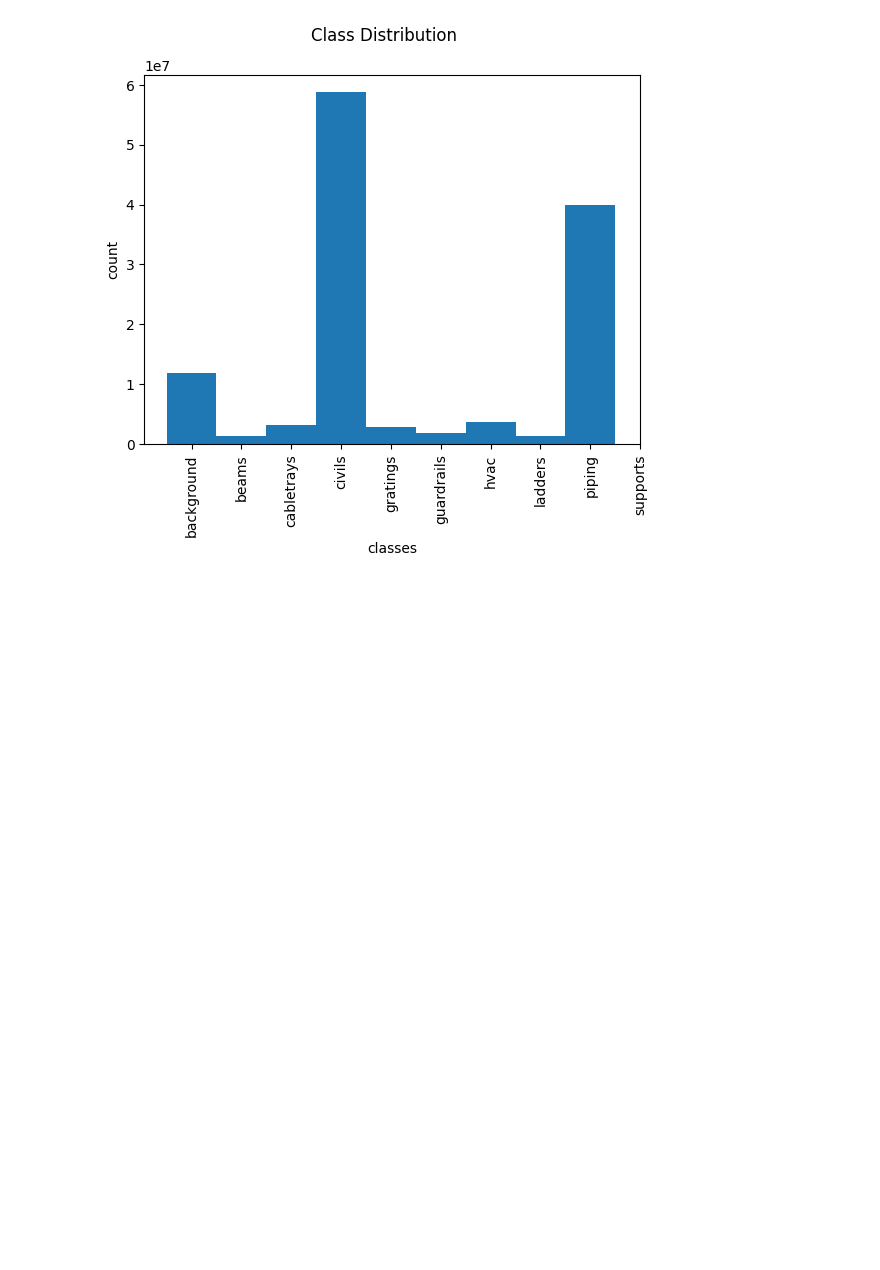
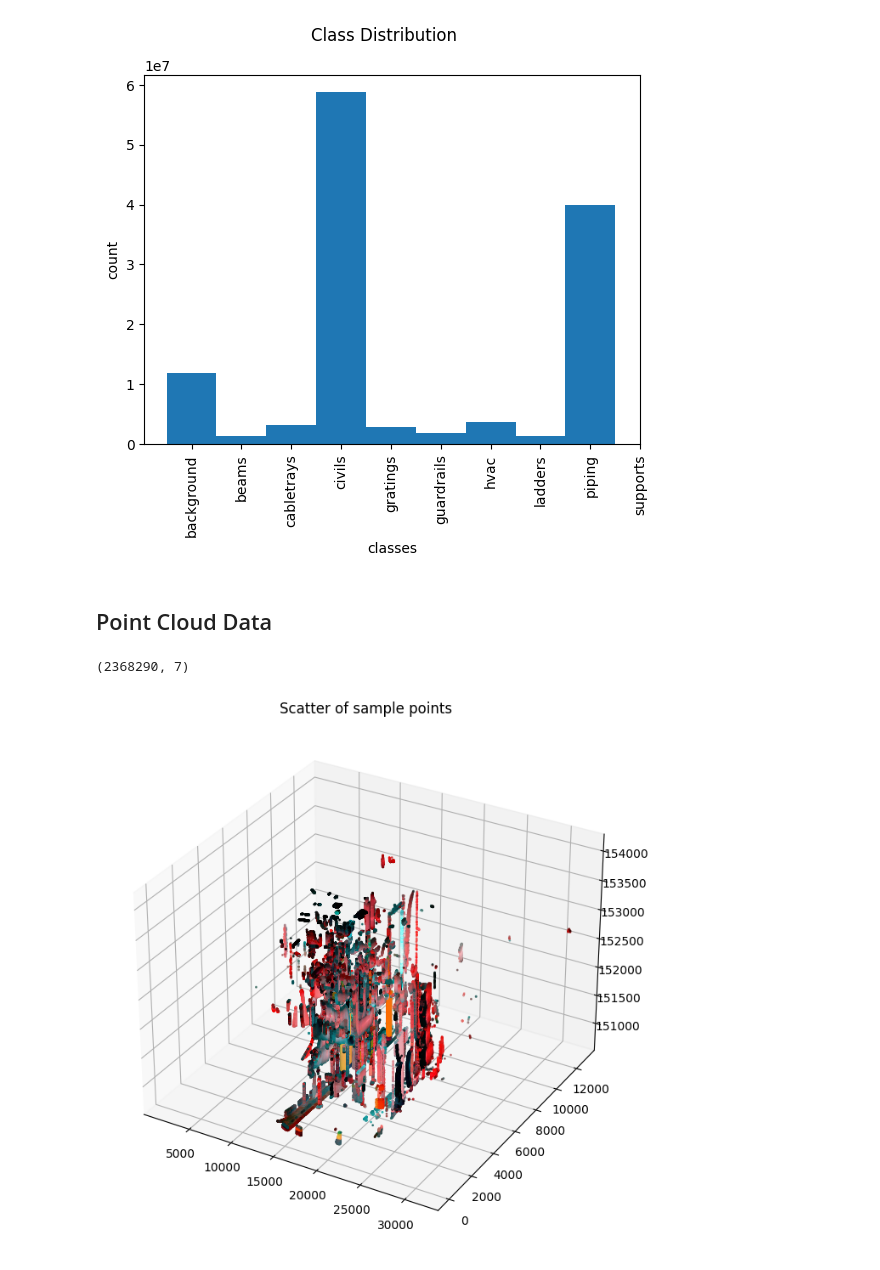
Before and after one commit to alexjercan/point-cloud-segmentation, a Jupyter notebook: eda.ipynb, the cells around one changed output. Drawn from its saved outputs; the diff is of its cells as text; code cells hidden in the pictures; blank space fills up the shorter version.

```diff
--- a/eda.ipynb
+++ b/eda.ipynb
@@ -24,3 +29,4 @@ class2idx = {
 data_path = "data"
 
 ytrain_path = os.path.join(data_path, "ytrain.csv")
+xtrain_path = os.path.join(data_path, "xtrain")
@@ -40,3 +52,31 @@ fig.suptitle("Class Distribution")
 plt.show()
 # %% [output]
 [figure]
+# %% [markdown]
+## Point Cloud Data
+# %%
+_, x_0 = load_data.read_x_plyfile(os.path.join(xtrain_path, "SCAN_0.ply"))
+
+x_0.shape
+# %% [output]
+(2368290, 7)
+# %%
+x_sample = x_0
+
+x_sample_pos = x_sample[:, :3]
+x_sample_rgb = x_sample[:, 3:6] / 255.0
+x_sample_int = x_sample[:, 6:] / 255.0
+
+x = x_sample_pos[:, 0]
+y = x_sample_pos[:, 1]
+z = x_sample_pos[:, 2]
+
+fig = plt.figure(figsize=(8, 8))
+ax = fig.add_subplot(111, projection='3d')
+
+ax.scatter(x, y, z, c=x_sample_rgb, s=1)
+
+plt.title("Scatter of points")
+plt.show()
+# %% [output]
+[figure, added]
```
Also changed, not shown: parts of 20 cells of this notebook, 1 other file.
